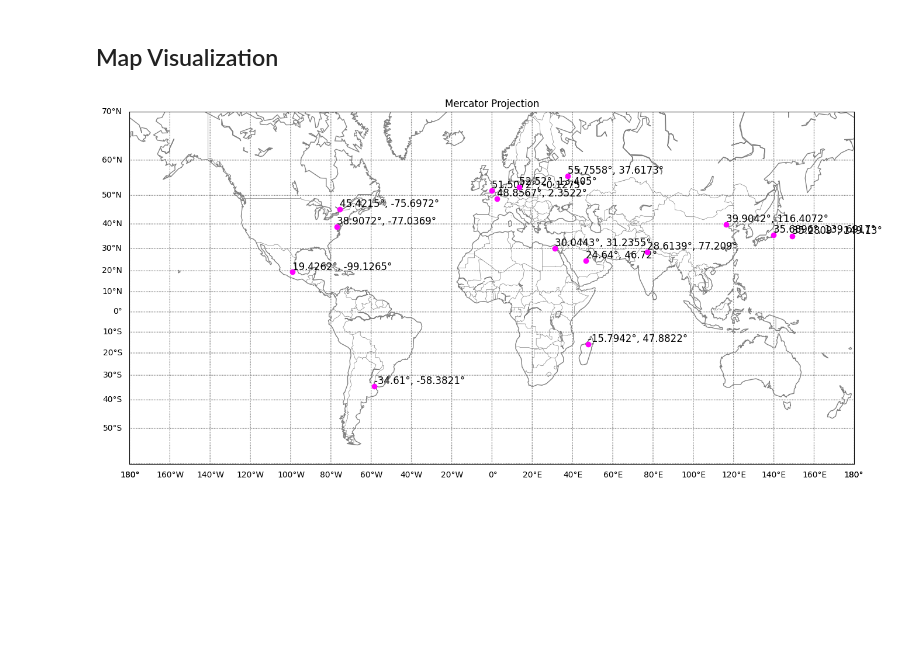
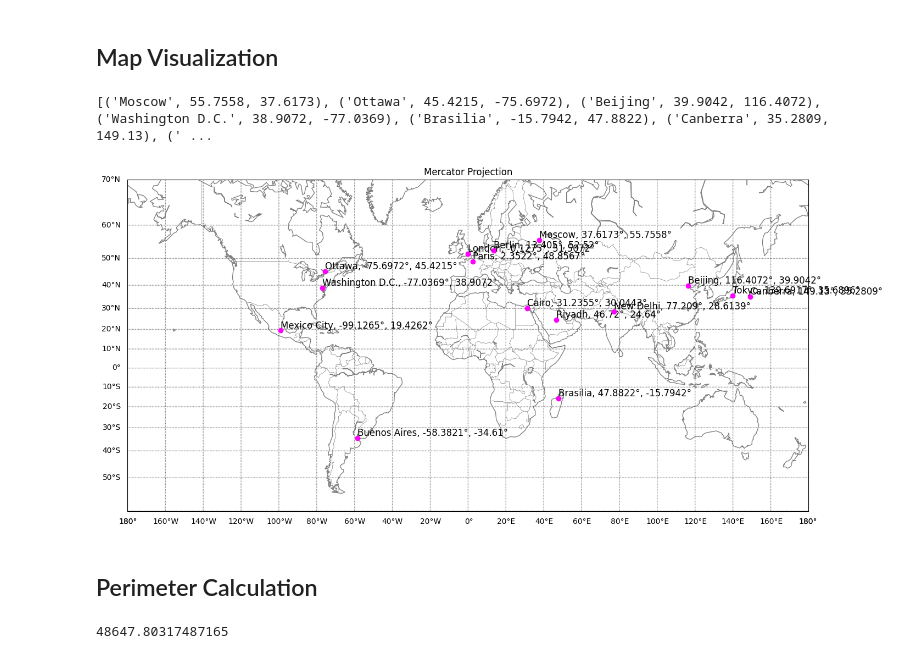
Before and after one commit to mweglowski/geo_circuit_calculation, a Jupyter notebook: main.ipynb, the cells around one changed output. Cells and saved outputs as stored; diff of their text form; code cells hidden in the pictures; blank space fills up the shorter version.

Commit message:
structure, remove height from calculations, commenting, more docstrings

```diff
--- a/main.ipynb
+++ b/main.ipynb
@@ -316,44 +424,15 @@ points
 # %% [markdown]
 ## Map Visualization
-# %%
-def visualize_points(points: list[tuple[float, float, float]]) -> None:
-    """
-    Function that plots geographical points on a Mercator map using Basemap.
-
-    Args:
-        points (list of tuples): List of (longitude, latitude) tuples.
-    """
-
-    # Creating a figure and axis
-    plt.figure(figsize=(16, 10))
-
-    # Creating a Mercator map specifying projection='merc' using Basemap
-    m = Basemap(projection='merc', llcrnrlat=-60, urcrnrlat=70, llcrnrlon=-180, urcrnrlon=180, lat_ts=20, resolution='c')
-
-    # Drawing coastlines and country boundaries
-    m.drawcoastlines(color='gray')
-    m.drawcountries(color='gray')
-
-    # Drawing latitude and longitude lines
-    m.drawparallels(range(-90, 91, 10), labels=[1, 0, 0, 0], color='gray')
-    m.drawmeridians(range(-180, 181, 20), labels=[0, 0, 0, 1], color='gray')
-
-    # Loop through each point and plot
-    for longitude, latitude, _ in points:
-        # Converting longitude and latitude to x and y coordinates for the map
-        x, y = m(latitude, longitude)
-
-        # Plotting point using matplotlib's scatter plot in magenta color
-        m.scatter(x, y, marker='o', color='magenta', zorder=5)
-
-        # Labeling the point with its coordinates and height
-        label = f"{longitude}°, {latitude}°"
-        plt.text(x, y, label, color='black', fontsize=12, ha='left', va='bottom')
-
-    # Showing the plot
-    plt.title('Mercator Projection')
-    plt.show()
-
-visualize_points(points)
-# %% [output]
-[figure, removed]
+# %%
+# Visualizing points with some details on map
+visualize_points(points_with_names)
+# %% [output]
+[('Moscow', 55.7558, 37.6173), ('Ottawa', 45.4215, -75.6972), ('Beijing', 39.9042, 116.4072), ('Washington D.C.', 38.9072, -77.0369), ('Brasilia', -15.7942, 47.8822), ('Canberra', 35.2809, 149.13), (' ...
+[figure, added]
+# %% [markdown]
+## Perimeter Calculation
+# %%
+# Calculating the perimeter of a figure (convex hull)
+calculate_perimeter(points_without_names)
+# %% [output]
+48647.80317487165
```
Also changed, not shown: parts of 14 cells of this notebook, 2 other files.
